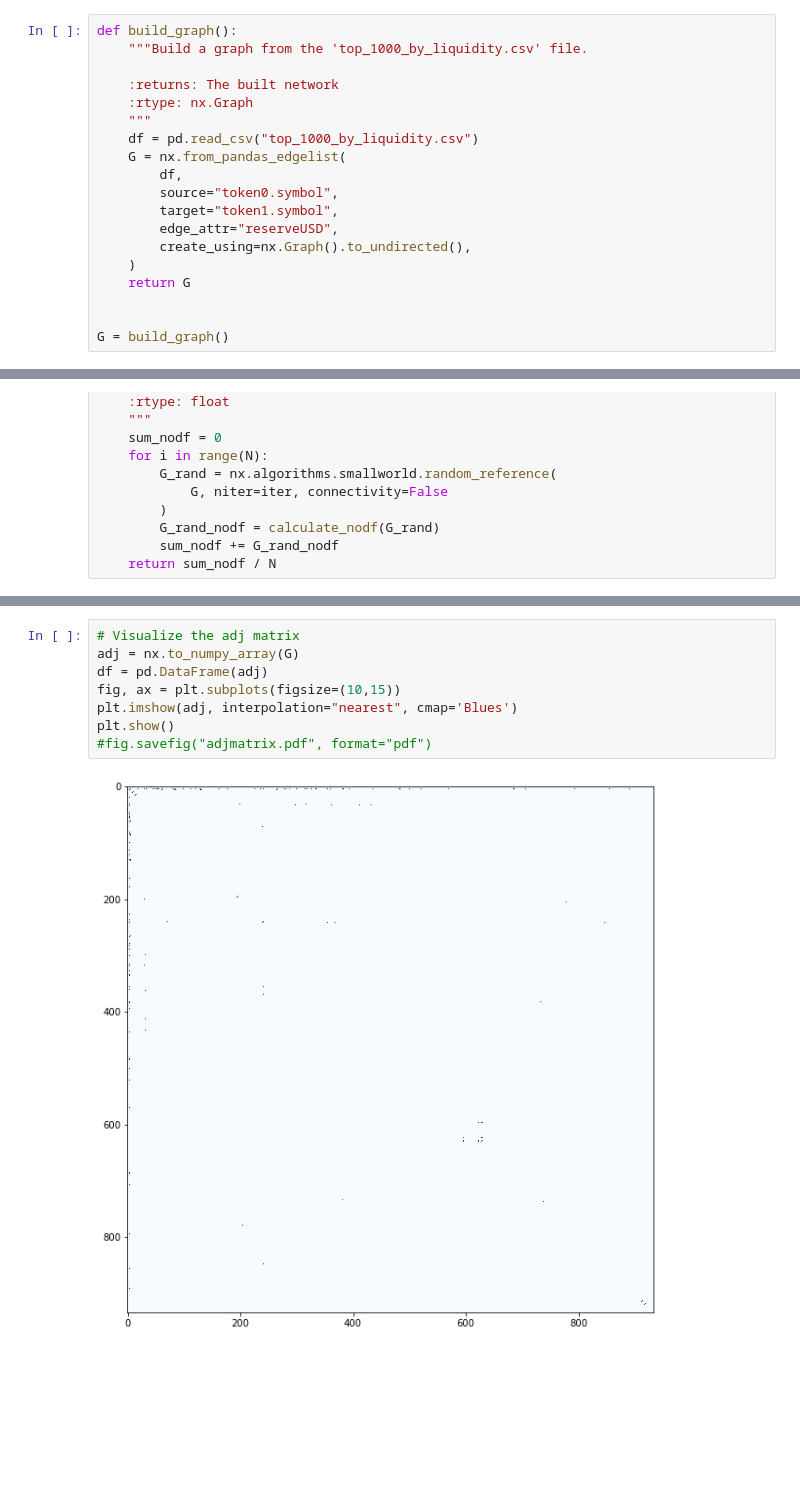
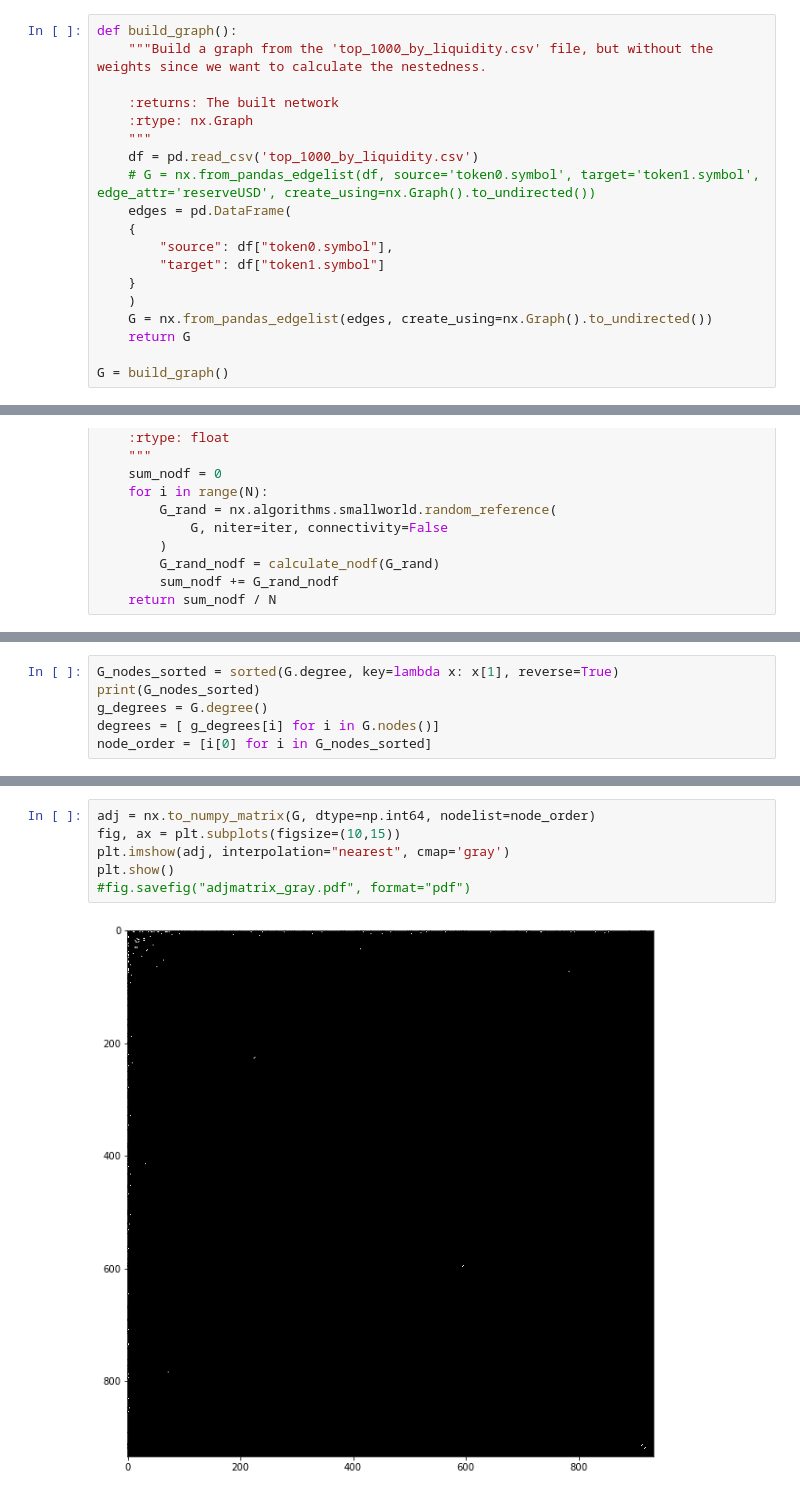
Before and after one commit to tanmaychimurkar/ns_final_project, a Jupyter notebook: nestedness.ipynb, the cells around one changed output, grey strips where cells are left out. Cells and saved outputs as stored; diff of their text form; blank space fills up the shorter version.

```diff
--- a/nestedness.ipynb
+++ b/nestedness.ipynb
@@ -103,22 +106,22 @@ class NestednessCalculator(object):
 #### Loading the Liquidity Graph
 # %%
 def build_graph():
-    """Build a graph from the 'top_1000_by_liquidity.csv' file.
+    """Build a graph from the 'top_1000_by_liquidity.csv' file, but without the weights since we want to calculate the nestedness.
 
     :returns: The built network
     :rtype: nx.Graph
     """
-    df = pd.read_csv("top_1000_by_liquidity.csv")
-    G = nx.from_pandas_edgelist(
-        df,
-        source="token0.symbol",
-        target="token1.symbol",
-        edge_attr="reserveUSD",
-        create_using=nx.Graph().to_undirected(),
+    df = pd.read_csv('top_1000_by_liquidity.csv')
+    # G = nx.from_pandas_edgelist(df, source='token0.symbol', target='token1.symbol', edge_attr='reserveUSD', create_using=nx.Graph().to_undirected())
+    edges = pd.DataFrame(
+    {
+        "source": df["token0.symbol"],
+        "target": df["token1.symbol"]
+    }
     )
+    G = nx.from_pandas_edgelist(edges, create_using=nx.Graph().to_undirected())
     return G
 
-
 G = build_graph()
 # %% [markdown]
 #### Functions for computing the NODF nestedness for the Input Graph and it's corresponding Null Model
@@ -176,0 +186,6 @@ print(G_N_rand_nodf)
+# %%
+G_nodes_sorted = sorted(G.degree, key=lambda x: x[1], reverse=True)
+print(G_nodes_sorted)
+g_degrees = G.degree()
+degrees = [ g_degrees[i] for i in G.nodes()]
+node_order = [i[0] for i in G_nodes_sorted]
@@ -177,10 +194,8 @@ print(G_N_rand_nodf)
 # %%
-# Visualize the adj matrix
-adj = nx.to_numpy_array(G)
-df = pd.DataFrame(adj)
+adj = nx.to_numpy_matrix(G, dtype=np.int64, nodelist=node_order)
 fig, ax = plt.subplots(figsize=(10,15))
-plt.imshow(adj, interpolation="nearest", cmap='Blues')
+plt.imshow(adj, interpolation="nearest", cmap='gray')
 plt.show()
-#fig.savefig("adjmatrix.pdf", format="pdf")
+#fig.savefig("adjmatrix_gray.pdf", format="pdf")
 # %% [output]
-[figure, old version]
+[figure, new version]
```
Also changed, not shown: parts of 9 cells of this notebook.
